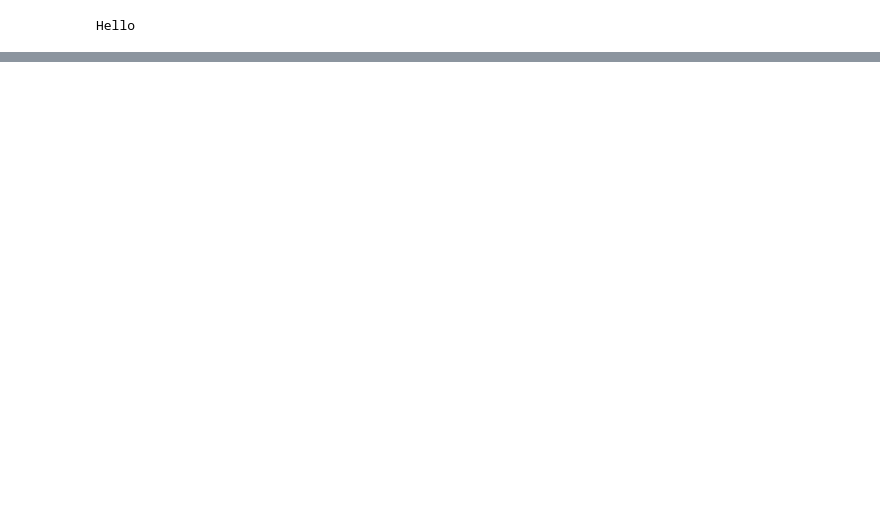
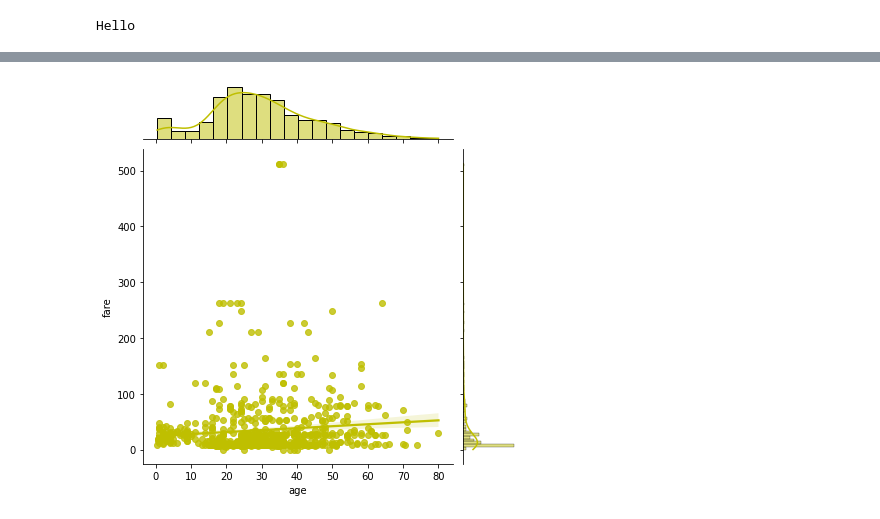
Before and after one commit to radevsto/ml_progres_bg, a Jupyter notebook: First_one.ipynb, the cells around one changed output, grey strips where cells are left out. Saved outputs shown, nothing was run; the diff lists cells and outputs as text; code cells hidden in the pictures; blank space fills up the shorter version.

```diff
--- a/First_one.ipynb
+++ b/First_one.ipynb
@@ -41,0 +90,5 @@ ax.bar_label(p2)
+# %%
+sns.jointplot(data=titanic_data, x='age', y='fare', kind='reg', color='y')
+plt.show()
+# %% [output]
+[figure, added]
```
Also changed, not shown: parts of 9 cells of this notebook.
